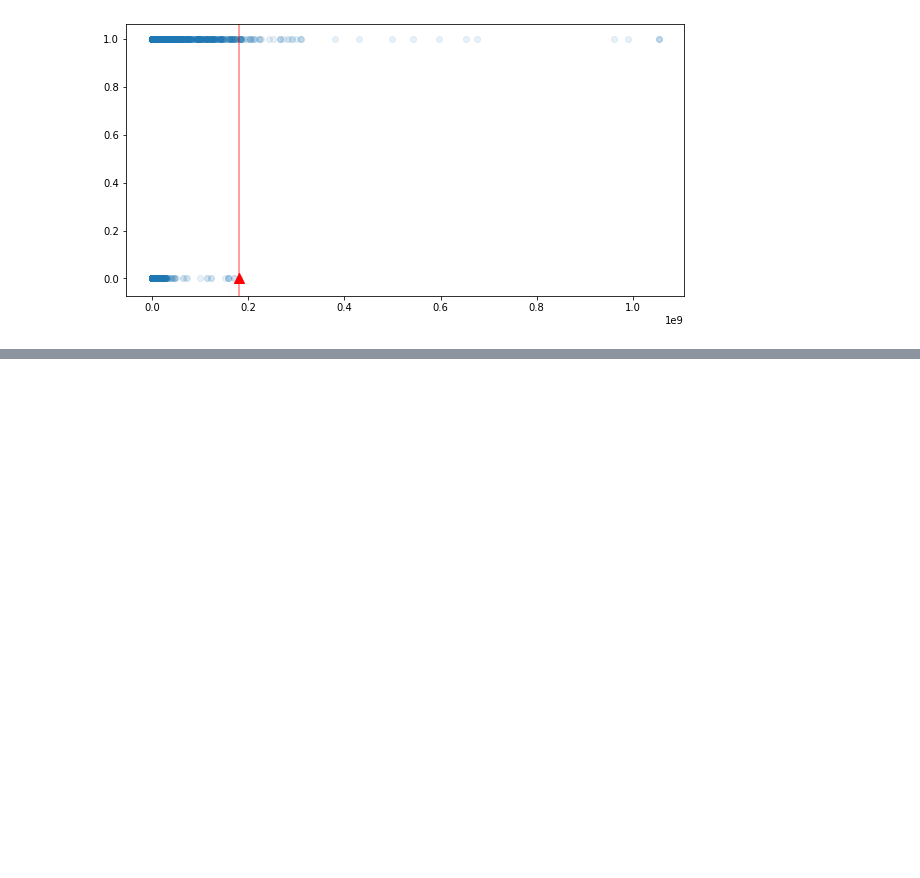
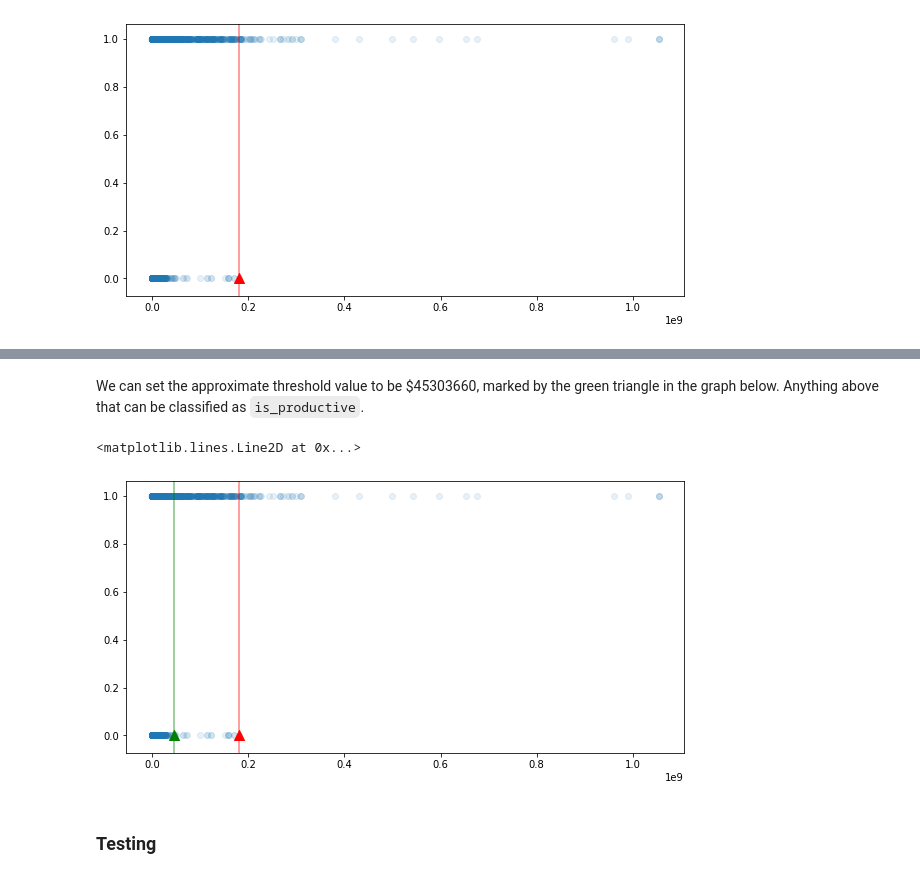
Before and after one commit to ChangyuYan/Paytype-Classifier, a Jupyter notebook: Analysis.ipynb, the cells around one changed output, grey strips where cells are left out. Cells and saved outputs as stored; diff of their text form; code cells hidden in the pictures; blank space fills up the shorter version.

```diff
--- a/Analysis.ipynb
+++ b/Analysis.ipynb
@@ -112,0 +129,14 @@ Which means that to the right of the red verticle line, the payment is probably
+# %% [markdown]
+We can set the approximate threshold value to be $45303660, marked by the green triangle in the graph below. Anything above that can be classified as `is_productive`.
+# %%
+fig = plt.figure(figsize=(10, 5))
+plt.scatter(x = train.total_dollars, y = train.is_productive, alpha = 0.1)
+plt.scatter(max_not_productive_amount, 0, marker = '^', c = "red", s = 100)
+plt.axvline(x = max_not_productive_amount, color = "red", alpha = 0.5)
+plt.scatter(45303660, 0, marker = '^', c = "green", s = 100)
+plt.axvline(x = 45303660, color = "green", alpha = 0.5)
+# %% [output]
+<matplotlib.lines.Line2D at 0x...>
+[figure, added]
+# %% [markdown]
+### Testing
```
Also changed, not shown: parts of 5 cells of this notebook.
